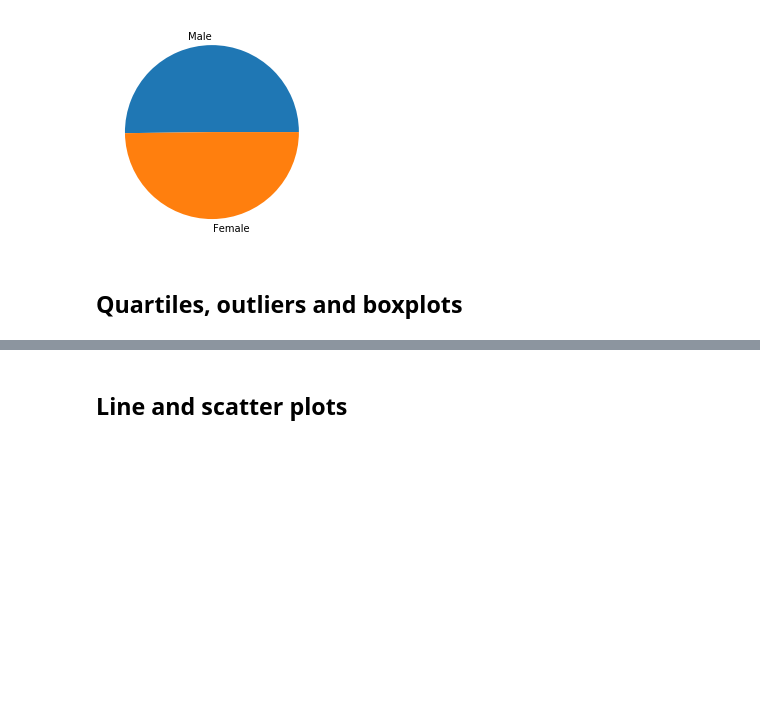
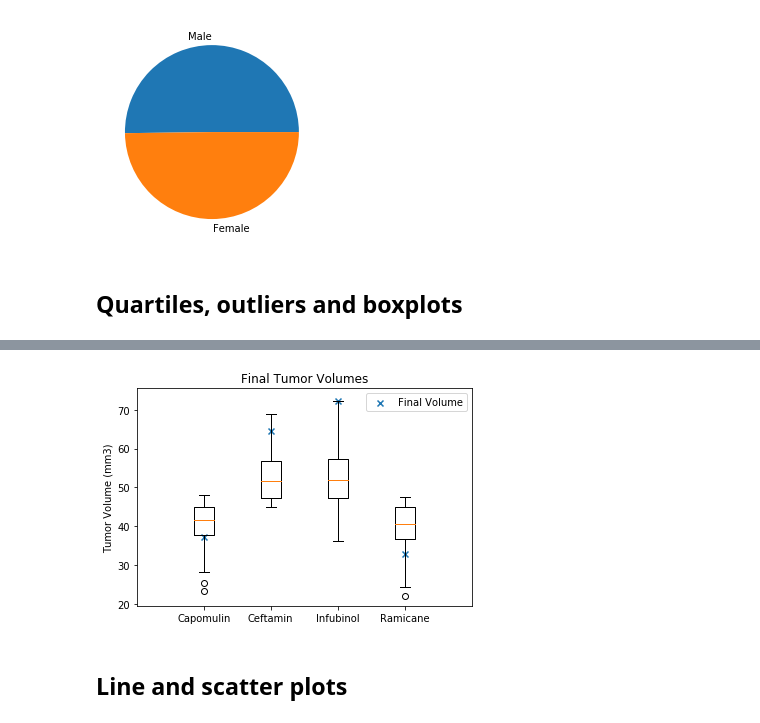
Before and after one commit to glandsly/matplotlib-challenge, a Jupyter notebook: pymaceuticals/pymaceuticals_starter.ipynb, the cells around one changed output, grey strips where cells are left out. Drawn from its saved outputs; the diff is of its cells as text; code cells hidden in the pictures; blank space fills up the shorter version.

Commit message:
Calculated quartiles/outliers, set up boxplot

```diff
--- a/pymaceuticals/pymaceuticals_starter.ipynb
+++ b/pymaceuticals/pymaceuticals_starter.ipynb
@@ -100,0 +197,22 @@ NameError: name 'index' is not defined
+# %%
+#Ramicane
+ramicane_df = merged_df.query("`Drug Regimen` == 'Ramicane'")
+
+quartiles = ramicane_df['Tumor Volume (mm3)'].quantile([.25,.5,.75])
+lowerq = quartiles[0.25]
+upperq = quartiles[0.75]
+iqr = upperq-lowerq
+
+print(f"The lower quartile of Ramicane is: {lowerq}")
+print(f"The upper quartile of Ramicane is: {upperq}")
+print(f"The interquartile range of Ramicane is: {iqr}")
+print(f"The the median of Ramicane is: {quartiles[0.5]} ")
+
+lower_bound = lowerq - (1.5*iqr)
+upper_bound = upperq + (1.5*iqr)
+
+print(f"Values below {lower_bound} could be outliers.")
+print(f"Values above {upper_bound} could be outliers.")
+
+ramicane_outlier_df = ramicane_df.loc[(ramicane_df['Tumor Volume (mm3)'] < lower_bound) | (ramicane_df['Tumor Volume (mm3)'] > upper_bound)]
+ramicane_outlier_df
@@ -101,3 +228,22 @@ NameError: name 'index' is not defined
+# %%
+# Generate a box plot of the final tumor volume of each mouse across four regimens of interest
+fig, ax = plt.subplots()
+
+ax.set_title('Final Tumor Volumes')
+ax.set_ylabel('Tumor Volume (mm3)')
+ax.set_xticklabels(most_promising_drugs)
+
+ax.boxplot(capomulin_df['Tumor Volume (mm3)'])
+ax.boxplot(ceftamin_df['Tumor Volume (mm3)'], positions=[1.5])
+ax.boxplot(infubinol_df['Tumor Volume (mm3)'], positions=[2])
+ax.boxplot(ramicane_df['Tumor Volume (mm3)'], positions=[2.5])
+
+ax.scatter([1, 1.5, 2, 2.5], final_vol_df['Tumor Volume (mm3)'], marker='x', label='Final Volume')
+plt.legend(loc='best')
+
+plt.show()
+# %% [output]
+[figure, added]
 # %% [markdown]
 ## Line and scatter plots
 # %%
```
Also changed, not shown: parts of 8 cells of this notebook.
